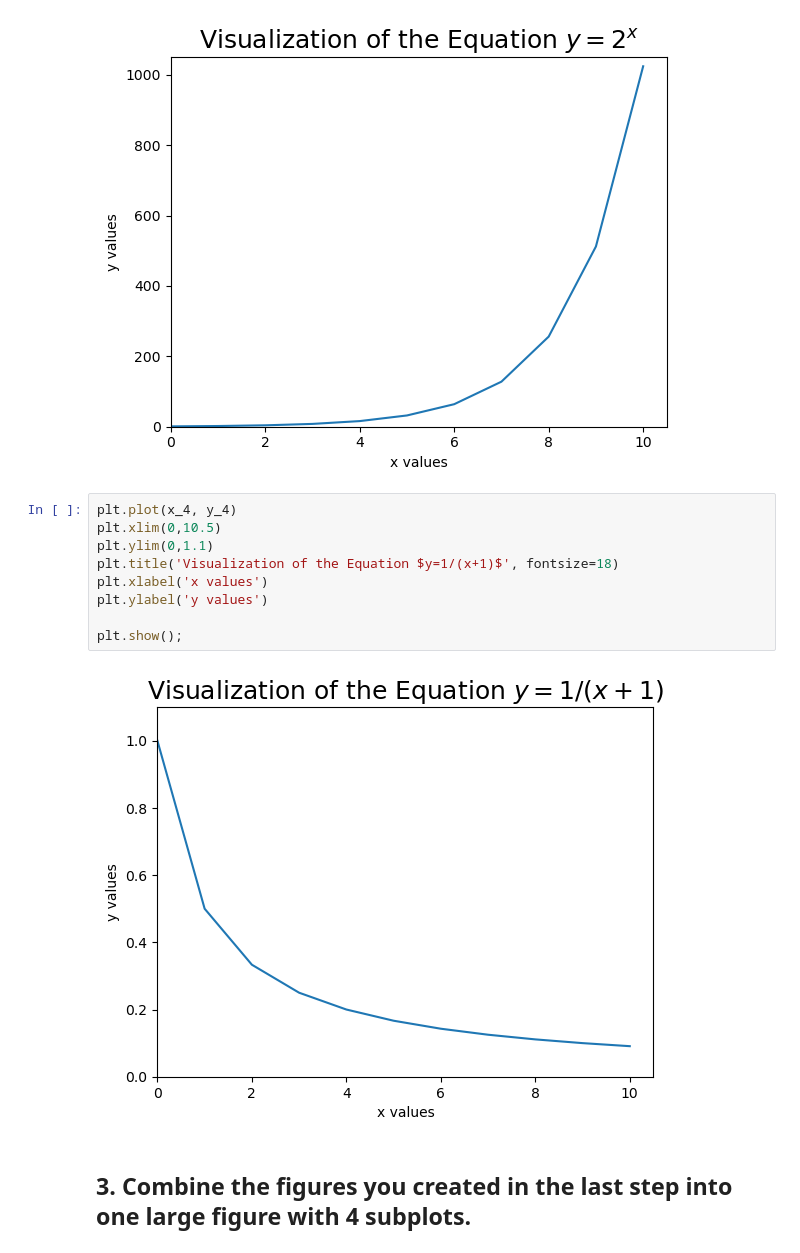
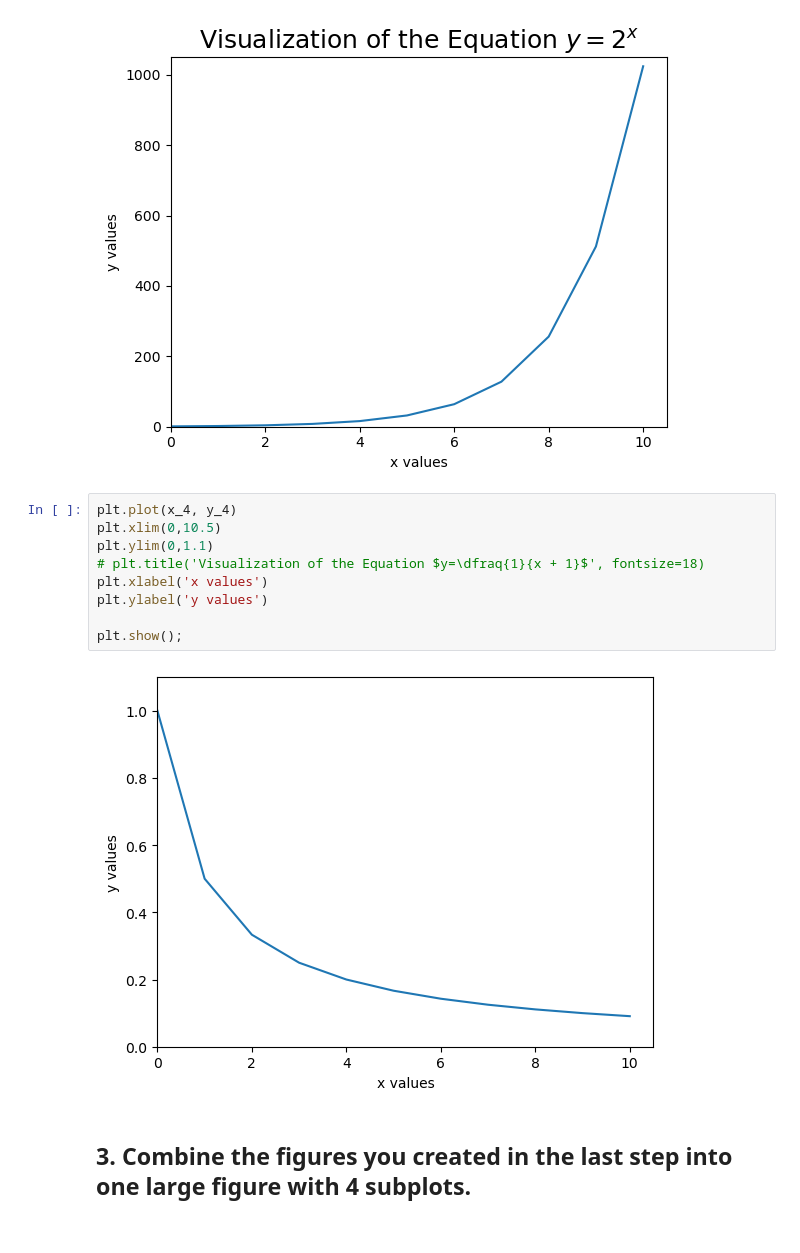
Before and after one commit to Adam-Harris87/numpy-pandas-visualization-exercises, a Jupyter notebook: matplotlib_exercises.ipynb, the cells around one changed output. Cells and saved outputs as stored; diff of their text form.

```diff
--- a/matplotlib_exercises.ipynb
+++ b/matplotlib_exercises.ipynb
@@ -98,14 +98,14 @@ plt.show();
 # %%
 plt.plot(x_4, y_4)
 plt.xlim(0,10.5)
 plt.ylim(0,1.1)
-plt.title('Visualization of the Equation $y=1/(x+1)$', fontsize=18)
+# plt.title('Visualization of the Equation $y=\dfraq{1}{x + 1}$', fontsize=18)
 plt.xlabel('x values')
 plt.ylabel('y values')
 
 plt.show();
 # %% [output]
-[figure, old version]
+[figure, new version]
 # %% [markdown]
 ## 3. Combine the figures you created in the last step into one large figure with 4 subplots.
 # %%
```
Also changed, not shown: 3 other files.
